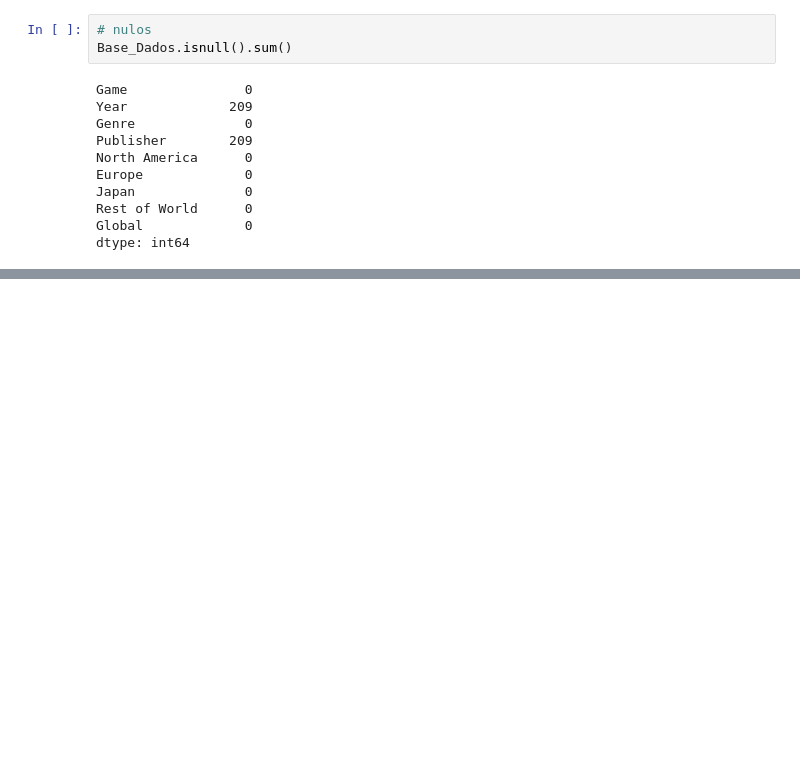
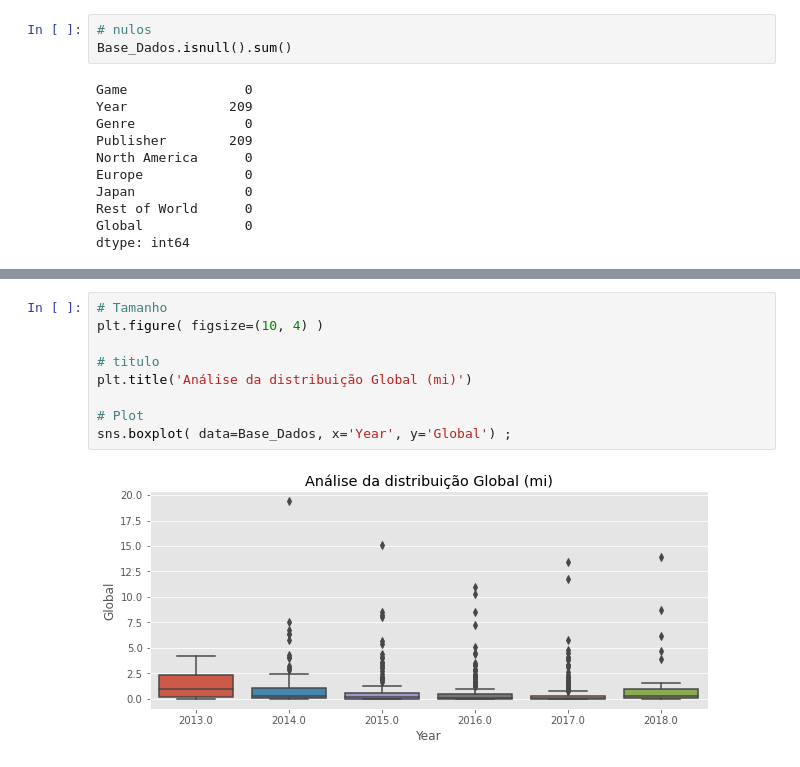
Before and after one commit to neisg/Projeto-de-Vendas-de-Game, a Jupyter notebook: Untitled3.ipynb, the cells around one changed output, grey strips where cells are left out. Saved outputs shown, nothing was run; the diff lists cells and outputs as text; blank space fills up the shorter version.

```diff
--- a/Untitled3.ipynb
+++ b/Untitled3.ipynb
@@ -52,0 +128,11 @@ dtype: int64
+# %%
+# Tamanho
+plt.figure( figsize=(10, 4) )
+
+# titulo
+plt.title('Análise da distribuição Global (mi)')
+
+# Plot
+sns.boxplot( data=Base_Dados, x='Year', y='Global') ;
+# %% [output]
+[figure, added]
```
Also changed, not shown: parts of 12 cells of this notebook.
